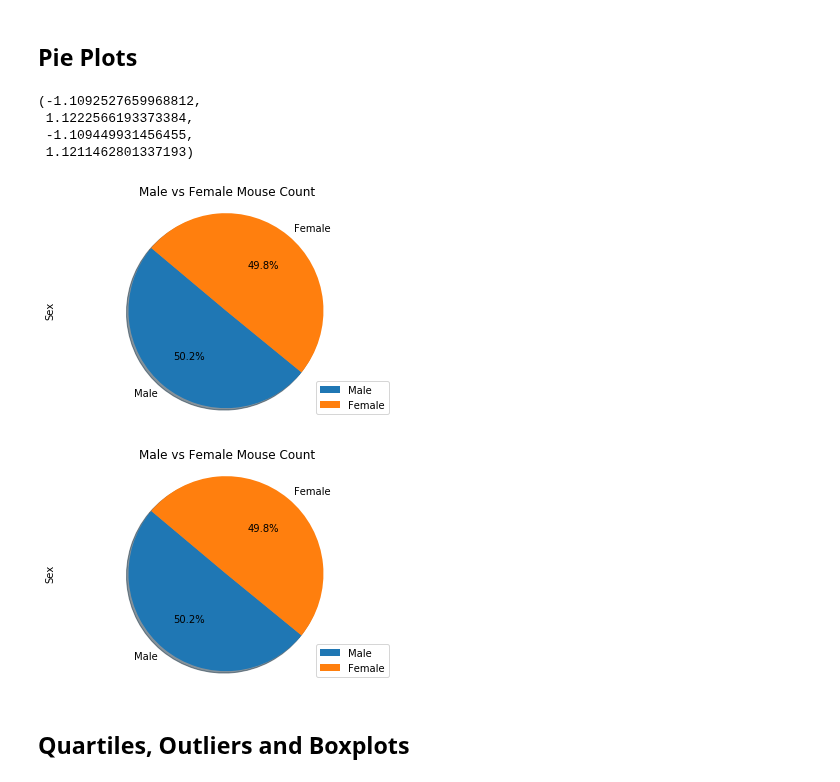
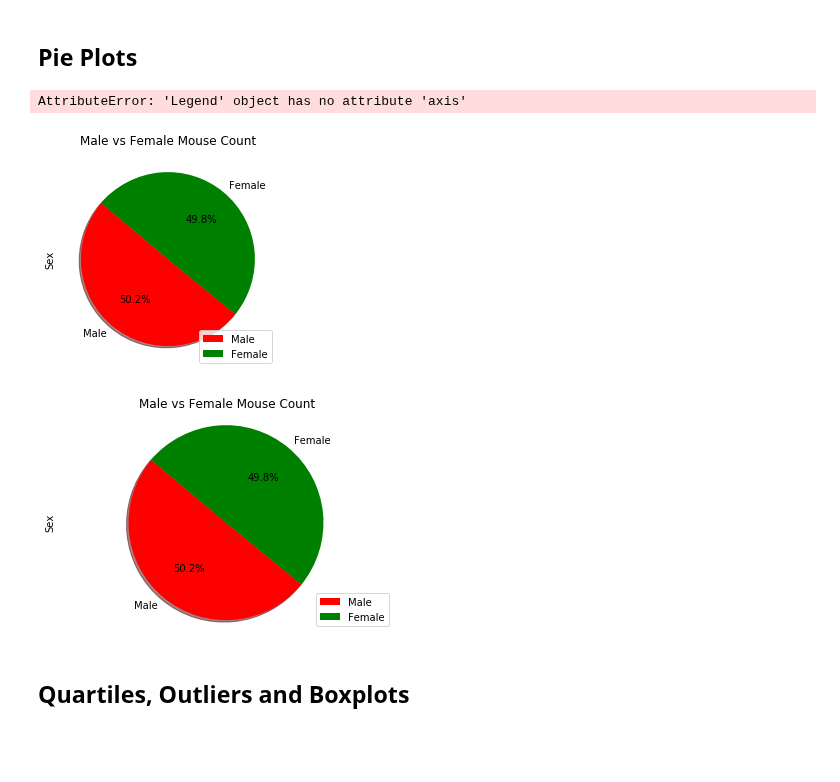
Before and after one commit to olivesun1213/Matplotlib, a Jupyter notebook: Unit 05 - Matplotlib_Homework_Instructions_Pymaceuticals_pymaceuticals_starter.ipynb, the cells around one changed output. Saved outputs shown, nothing was run; the diff lists cells and outputs as text; code cells hidden in the pictures; blank space fills up the shorter version.

```diff
--- a/Unit 05 - Matplotlib_Homework_Instructions_Pymaceuticals_pymaceuticals_starter.ipynb
+++ b/Unit 05 - Matplotlib_Homework_Instructions_Pymaceuticals_pymaceuticals_starter.ipynb
@@ -260,31 +260,29 @@ plt.show()
 # %%
 # Generate a pie plot showing the distribution of female versus male mice using pandas
 #calcuate male and female
 gender=newtable["Sex"].unique()
 data=(newtable.groupby("Mouse ID")["Sex"].unique()).value_counts()
+color=["Red","Green"]
 #plot pie graph
-data.plot(kind='pie',autopct='%1.1f%%',shadow=True, startangle=140, title="Male vs Female Mouse Count",labels=gender,legend=True).legend(loc="lower right")
-plt.axis("equal")
+pie_chart=data.plot(kind='pie',autopct='%1.1f%%',shadow=True, startangle=140, title="Male vs Female Mouse Count",labels=gender,legend=True,colors=color).legend(loc="lower right")
+pie_chart.axis("equal")
 # %% [output]
-(-1.1092527659968812,
- 1.1222566193373384,
- -1.109449931456455,
- 1.1211462801337193)
+AttributeError: 'Legend' object has no attribute 'axis'
-[figure, old version]
+[figure, new version]
 # %%
 # Generate a pie plot showing the distribution of female versus male mice using pyplot
 
 labels=newtable["Sex"].unique()
 
 plt.pie(data,labels=labels,
-        autopct="%1.1f%%", shadow=True, startangle=140)
+        autopct="%1.1f%%", shadow=True, startangle=140,colors=color)
 plt.title("Male vs Female Mouse Count")
 plt.axis("equal")
 plt.ylabel("Sex")
 plt.legend(labels,loc="lower right")
 plt.show()
 # %% [output]
-[figure, old version]
+[figure, new version]
 # %% [markdown]
 ## Quartiles, Outliers and Boxplots
 # %%
```
Also changed, not shown: parts of 1 cell of this notebook.
